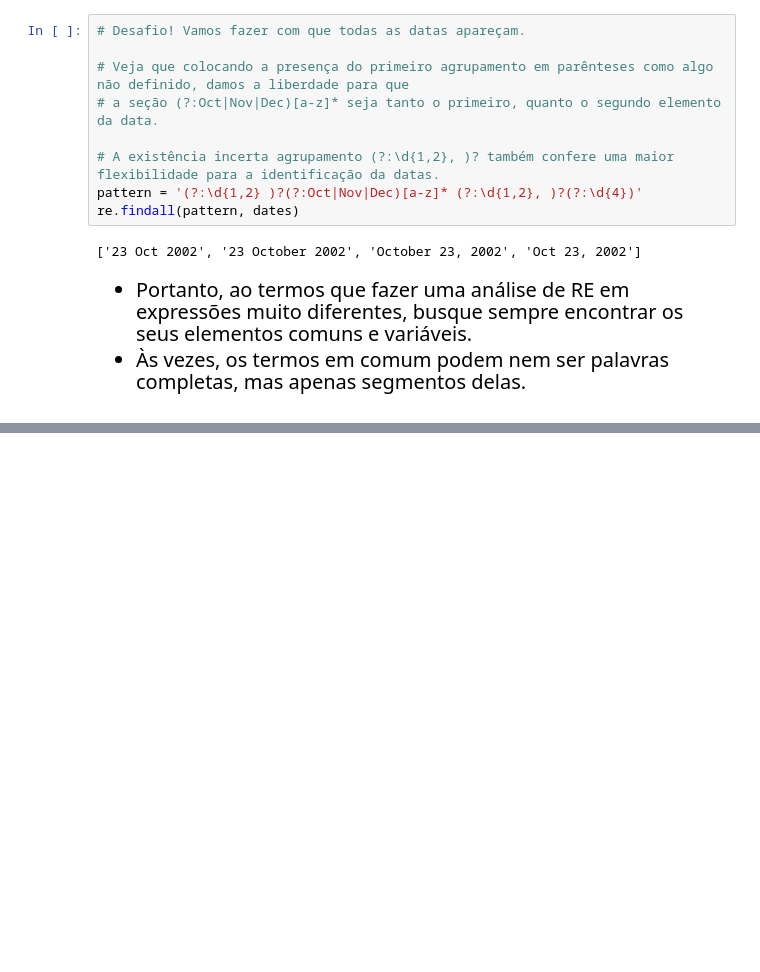
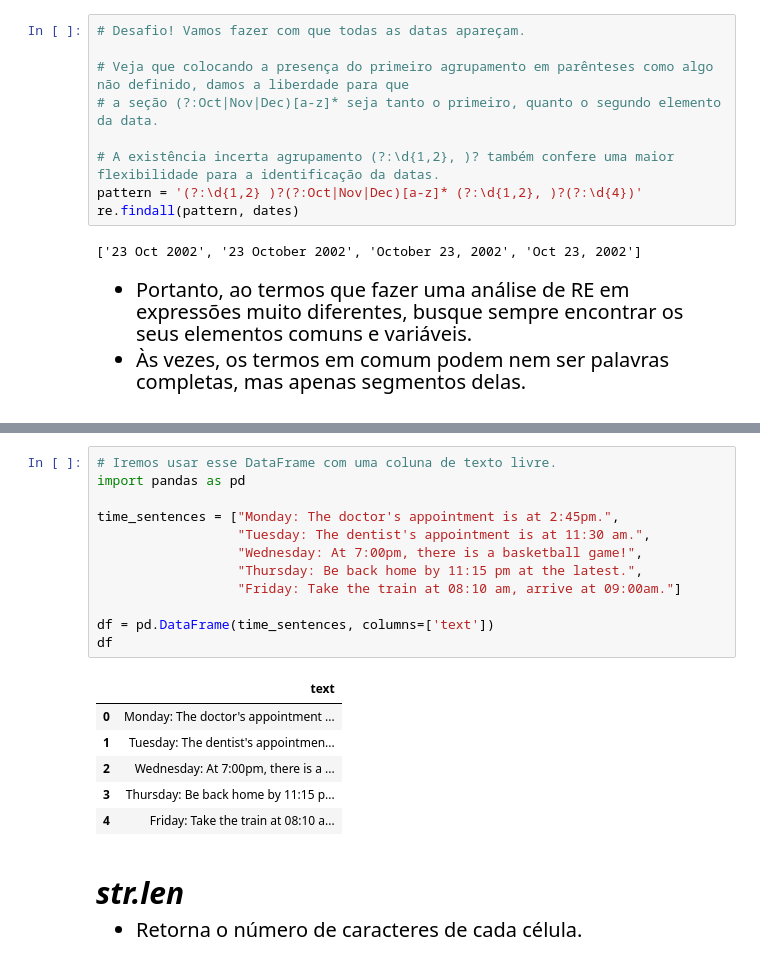
Before and after one commit to felipesveiga/Michigan, a Jupyter notebook: Applied Text Mining in Python/Week 1/introduction_Text_Mining-Copy1.ipynb, the cells around one changed output, grey strips where cells are left out. Saved outputs shown, nothing was run; the diff lists cells and outputs as text; blank space fills up the shorter version.

```diff
--- a/Applied Text Mining in Python/Week 1/introduction_Text_Mining.ipynb
+++ b/Applied Text Mining in Python/Week 1/introduction_Text_Mining-Copy1.ipynb
@@ -279,0 +292,27 @@ re.findall(pattern, dates)
+# %%
+# Iremos usar esse DataFrame com uma coluna de texto livre.
+import pandas as pd
+
+time_sentences = ["Monday: The doctor's appointment is at 2:45pm.",
+                  "Tuesday: The dentist's appointment is at 11:30 am.",
+                  "Wednesday: At 7:00pm, there is a basketball game!",
+                  "Thursday: Be back home by 11:15 pm at the latest.",
+                  "Friday: Take the train at 08:10 am, arrive at 09:00am."]
+
+df = pd.DataFrame(time_sentences, columns=['text'])
+df
+# %% [output]
+|  | text |
+| 0 | Monday: The doctor's appointment ... |
+| 1 | Tuesday: The dentist's appointmen... |
+| 2 | Wednesday: At 7:00pm, there is a ... |
+| 3 | Thursday: Be back home by 11:15 p... |
+| 4 | Friday: Take the train at 08:10 a... |
+# %% [markdown]
+<h3 style='font-size:30px;font-style:italic'> str.len</h3>
+<div>
+    <ul style='font-size:20px'>
+        <li>Retorna o número de caracteres de cada célula.
+        </li>
+    </ul>
+</div>
```
Also changed, not shown: parts of 27 cells of this notebook, 6 other files.
